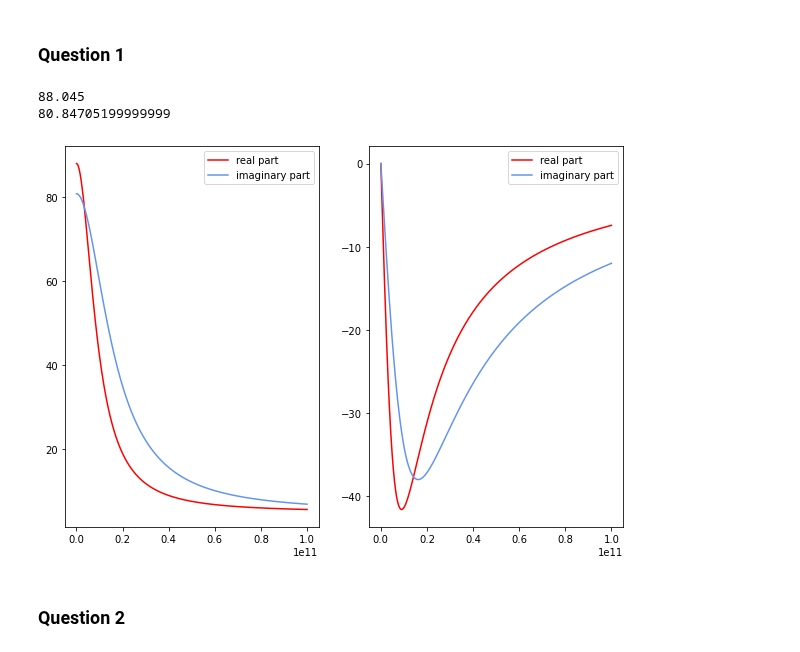
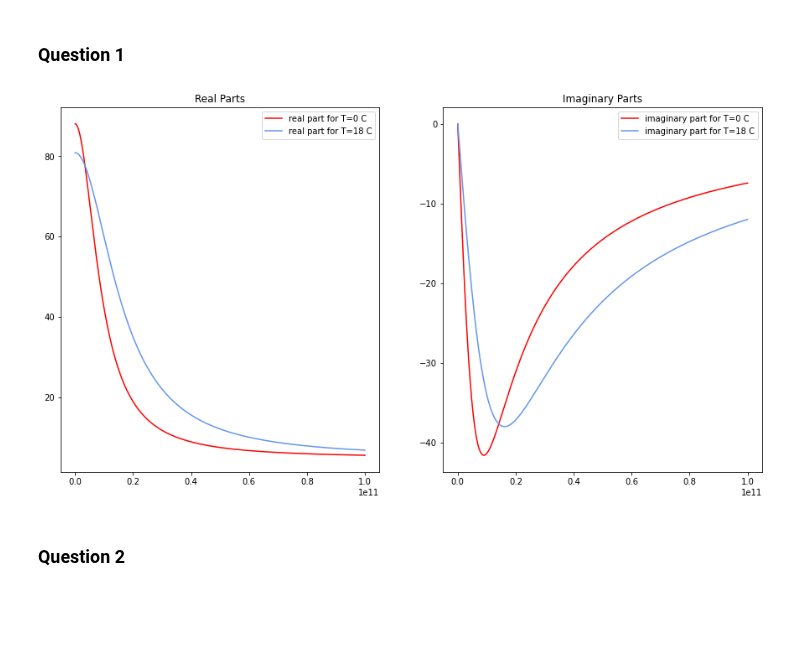
Before and after one commit to debnovalina/PPESO-Practical, a Jupyter notebook: microwave.ipynb, the cells around one changed output. Drawn from its saved outputs; the diff is of its cells as text; code cells hidden in the pictures; blank space fills up the shorter version.

```diff
--- a/microwave.ipynb
+++ b/microwave.ipynb
@@ -26,23 +26,24 @@ def dielectric_water(f, T):
 # %%
 f = np.linspace(0, 100, 1000)*10**9
 
 
 real_0,ima_0=dielectric_water(f,0)
 real_18,ima_18=dielectric_water(f,18)
 
-figure,(ax1,ax2)=plt.subplots(1,2,figsize=(10,7))
-ax1.plot(f,real_0,label='real part',color='red')
-ax1.plot(f,real_18,label='imaginary part',color='cornflowerblue')
+figure,(ax1,ax2)=plt.subplots(1,2,figsize=(15,8))
+ax1.plot(f,real_0,label='real part for T=0 C',color='red')
+ax1.plot(f,real_18,label='real part for T=18 C',color='cornflowerblue')
+ax1.set_title('Real Parts')
 ax1.legend()
 
-ax2.plot(f,ima_0,label='real part',color='red')
-ax2.plot(f,ima_18,label='imaginary part',color='cornflowerblue')
+ax2.plot(f,ima_0,label='imaginary part for T=0 C',color='red')
+ax2.plot(f,ima_18,label='imaginary part for T=18 C',color='cornflowerblue')
+ax2.set_title('Imaginary Parts')
+
 ax2.legend()
 
 plt.show()
 # %% [output]
-88.045
-80.84705199999999
-[figure, old version]
+[figure, new version]
 # %% [markdown]
 ### Question 2
```
